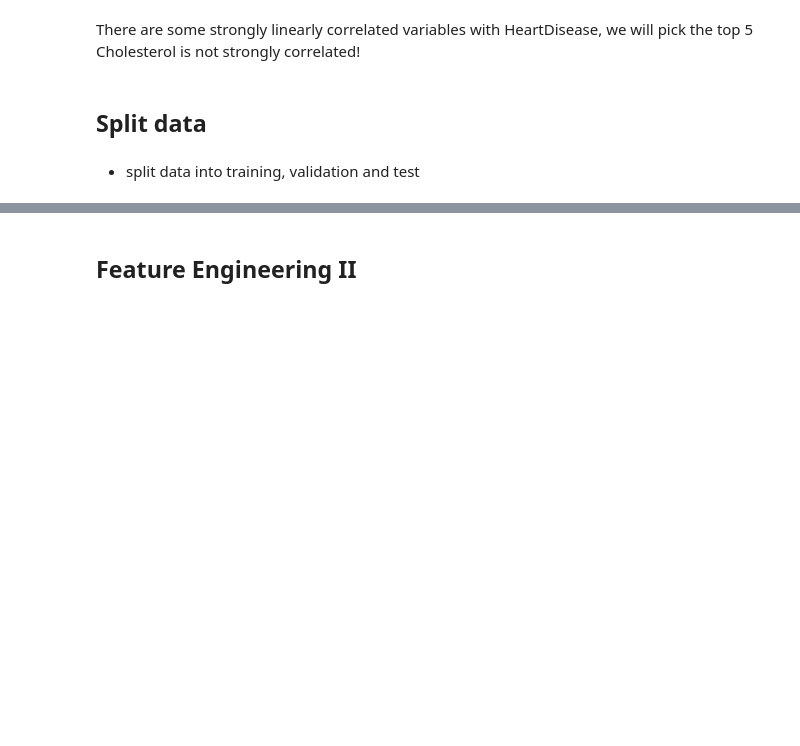
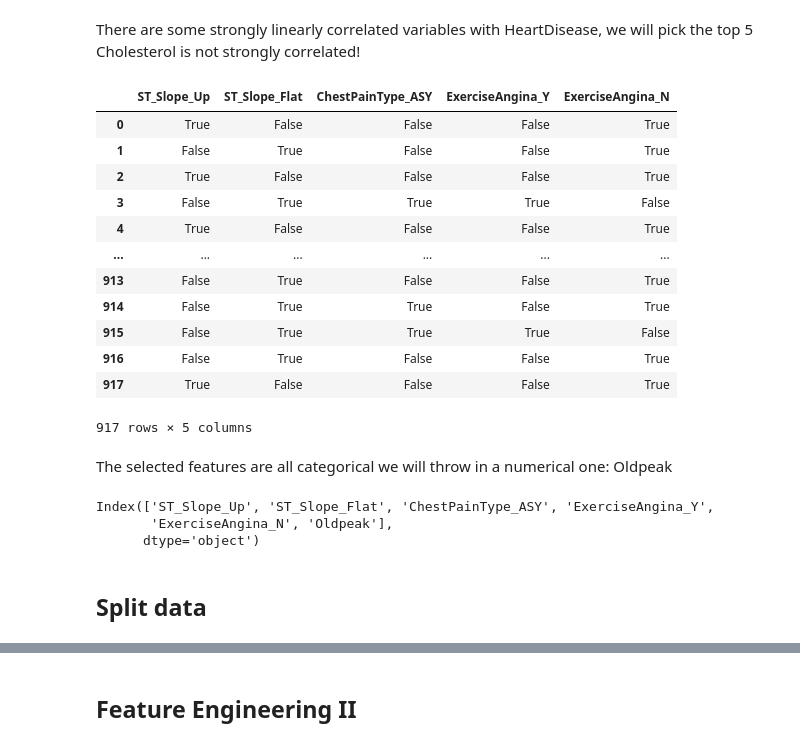
Before and after one commit to 1Elral4/Heart-Disease-Predictor, a Jupyter notebook: heart_disease_predictor.ipynb, the cells around one changed output, grey strips where cells are left out. Drawn from its saved outputs; the diff is of its cells as text; code cells hidden in the pictures; blank space fills up the shorter version.

```diff
--- a/heart_disease_predictor.ipynb
+++ b/heart_disease_predictor.ipynb
@@ -177,8 +179,31 @@ Name: HeartDisease, dtype: float64
 # %% [markdown]
 There are some strongly linearly correlated variables with HeartDisease, we will pick the top 5<br>
 Cholesterol is not strongly correlated!
+# %%
+selected_features = correlations[:5].index
+heart_df[selected_features]
+# %% [output]
+|  | ST_Slope_Up | ST_Slope_Flat | ChestPainType_ASY | ExerciseAngina_Y | ExerciseAngina_N |
+| 0 | True | False | False | False | True |
+| 1 | False | True | False | False | True |
+| 2 | True | False | False | False | True |
+| 3 | False | True | True | True | False |
+| 4 | True | False | False | False | True |
+| ... | ... | ... | ... | ... | ... |
+| 913 | False | True | False | False | True |
+| 914 | False | True | True | False | True |
+| 915 | False | True | True | True | False |
+| 916 | False | True | False | False | True |
+| 917 | True | False | False | False | True |
+917 rows × 5 columns
+# %% [markdown]
+The selected features are all categorical we will throw in a numerical one: Oldpeak
+# %%
+selected_features_alt = correlations[:6].index
+selected_features_alt
+# %% [output]
+Index(['ST_Slope_Up', 'ST_Slope_Flat', 'ChestPainType_ASY', 'ExerciseAngina_Y',
+       'ExerciseAngina_N', 'Oldpeak'],
+      dtype='object')
 # %% [markdown]
 ## Split data
-# %% [markdown]
-
-- split data into training, validation and test
```
Also changed, not shown: parts of 15 cells of this notebook.
